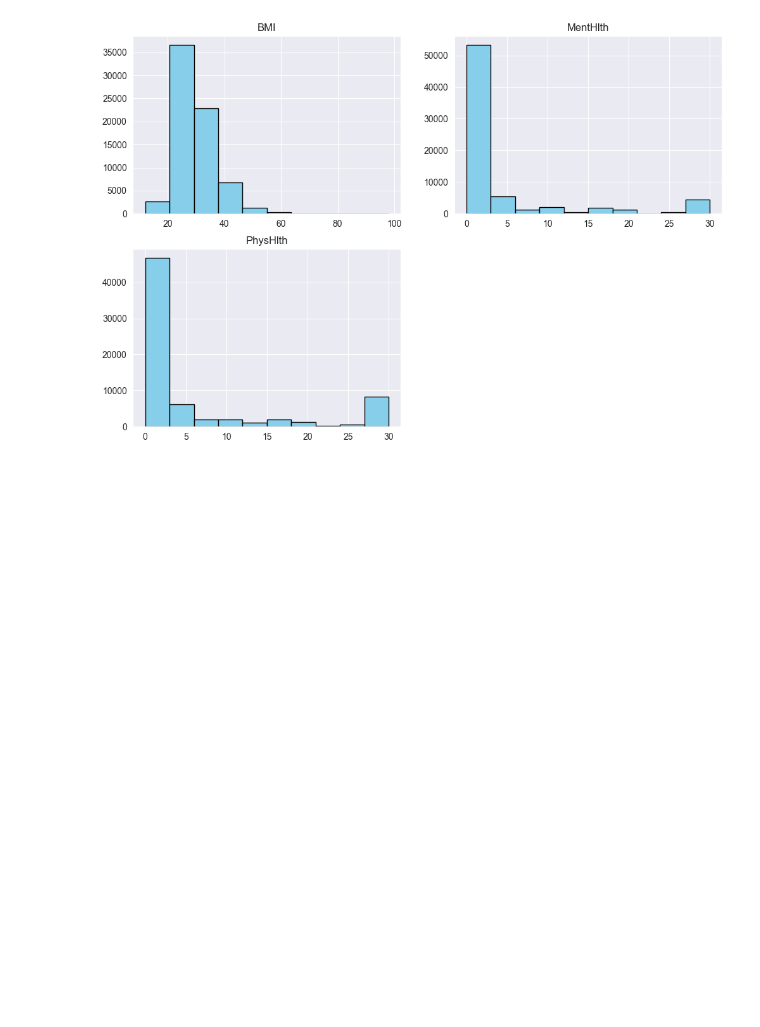
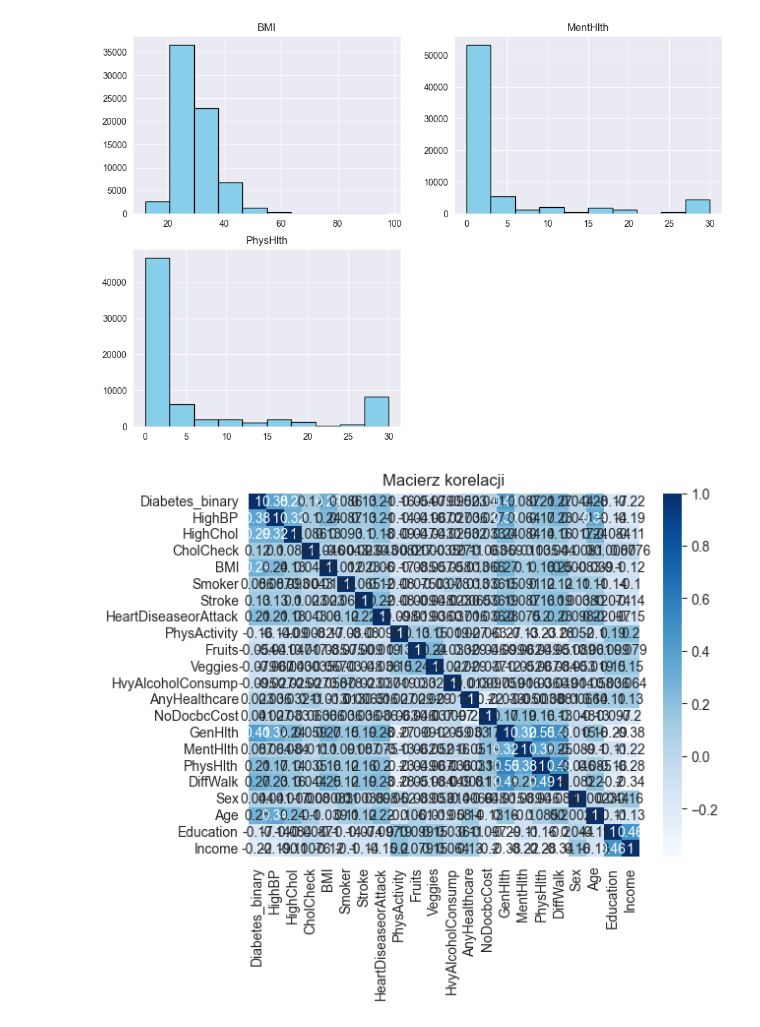
Before and after one commit to p0mona/diploma, a Jupyter notebook: main.ipynb, the cells around one changed output. Drawn from its saved outputs; the diff is of its cells as text; code cells hidden in the pictures; blank space fills up the shorter version.

```diff
--- a/main.ipynb
+++ b/main.ipynb
@@ -182,3 +194,11 @@ plt.title('PhysHlth')
 plt.show()
 # %% [output]
 [figure]
+# %%
+cols = data.columns
+sns.heatmap(data[cols].corr(), annot=True, cmap='Blues')
+plt.title("Macierz korelacji")
+plt.show()
+#nie ma szans o przeczytać, więc skracam
+# %% [output]
+[figure, added]
```
Also changed, not shown: parts of 3 cells of this notebook.
